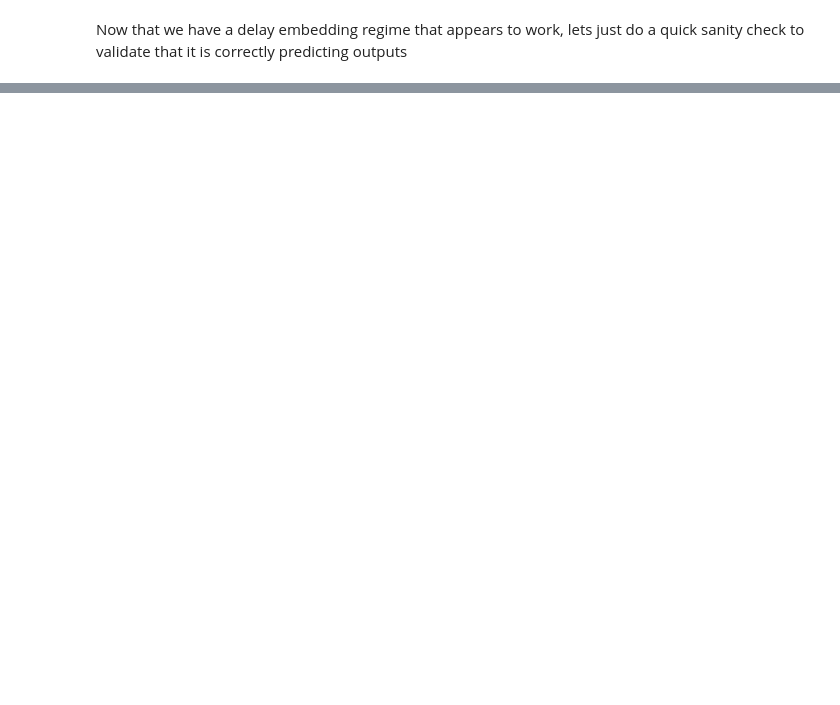
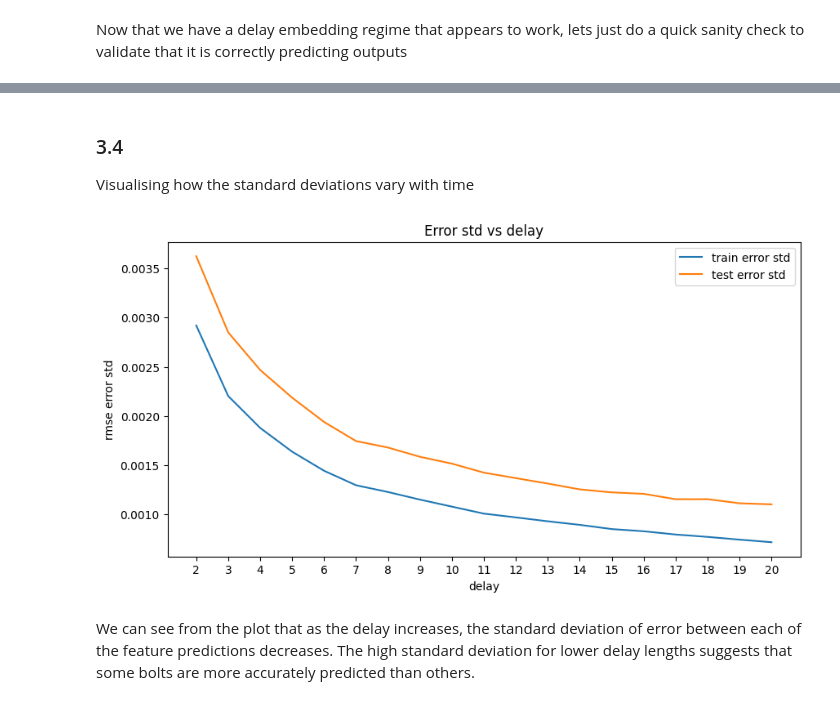
Before and after one commit to ck21706/DDPM_Coursework, a Jupyter notebook: solution_notebook.ipynb, the cells around one changed output, grey strips where cells are left out. Saved outputs shown, nothing was run; the diff lists cells and outputs as text; code cells hidden in the pictures; blank space fills up the shorter version.

```diff
--- a/solution_notebook.ipynb
+++ b/solution_notebook.ipynb
@@ -449,0 +504,17 @@ Y_pred shape after padding (17, 1573)
+# %% [markdown]
+### 3.4
+Visualising how the standard deviations vary with time
+# %%
+fig, ax = plt.subplots(1, 1, figsize=(10, 5))
+ax.plot(delays, train_stds, label='train error std')
+ax.plot(delays, test_stds, label='test error std')
+ax.legend()
+plt.title('Error std vs delay')
+ax.set_xlabel('delay')
+ax.set_ylabel('rmse error std')
+ax.set_xticks(delays)
+plt.show()
+# %% [output]
+[figure, added]
+# %% [markdown]
+We can see from the plot that as the delay increases, the standard deviation of error between each of the feature predictions decreases. The high standard deviation for lower delay lengths suggests that some bolts are more accurately predicted than others.
```
Also changed, not shown: parts of 5 cells of this notebook.
